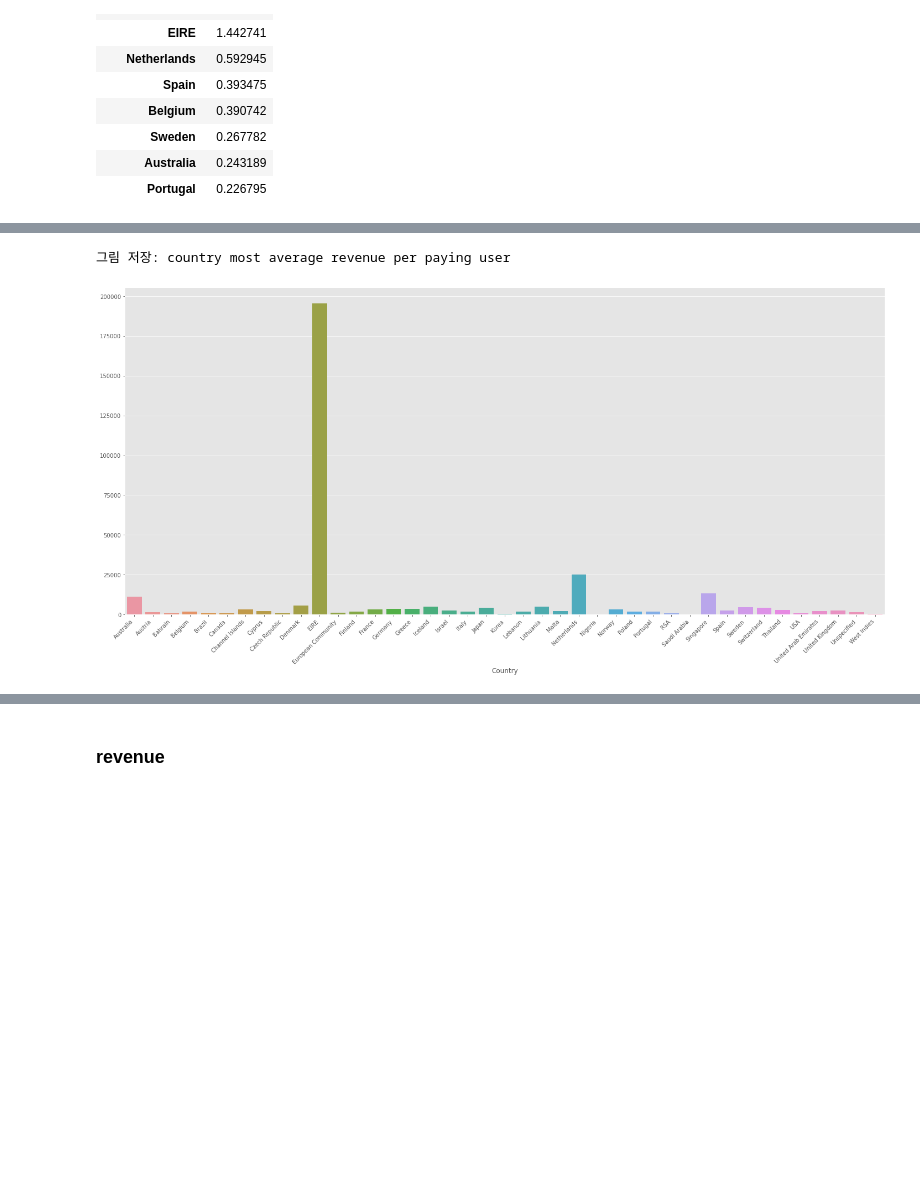
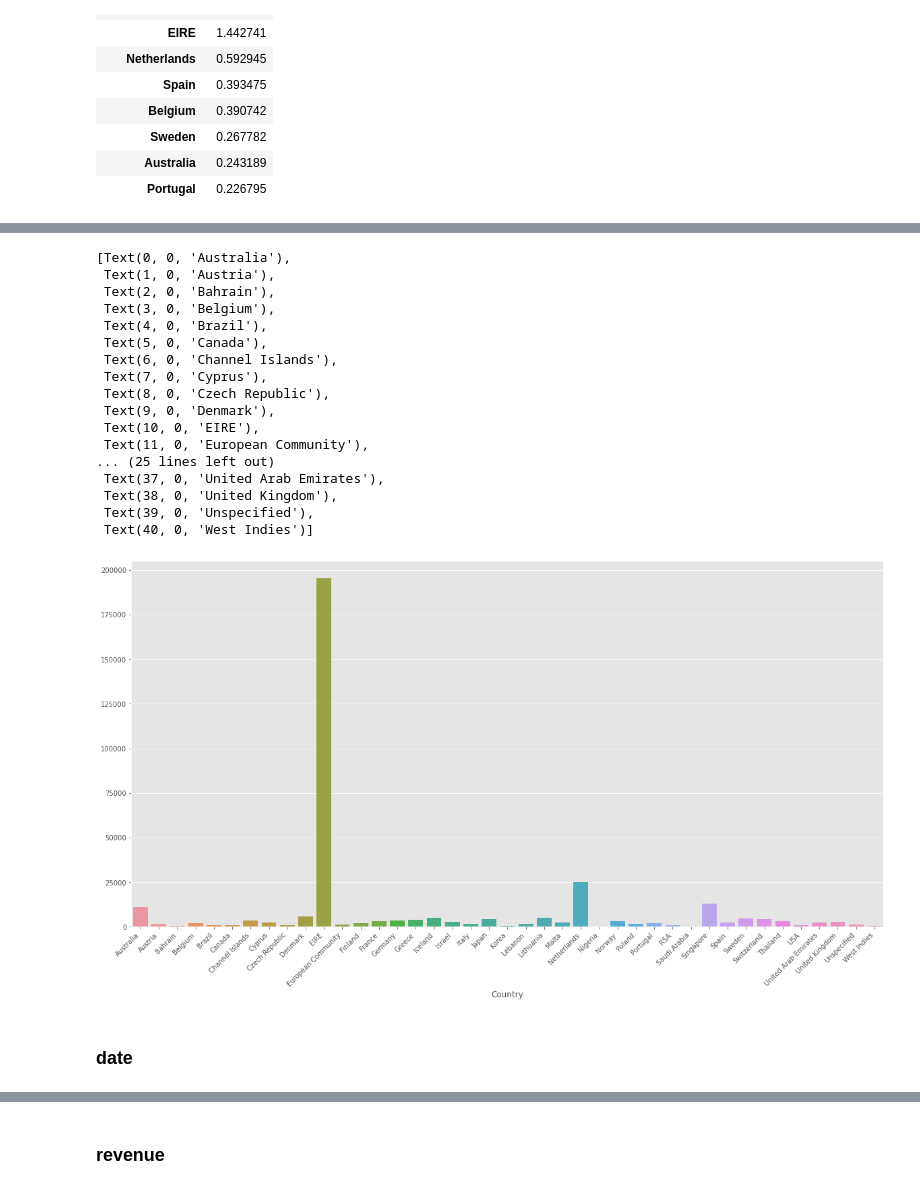
Before and after one commit to solyourock/growth, a Jupyter notebook: revise.ipynb, the cells around one changed output, grey strips where cells are left out. Cells and saved outputs as stored; diff of their text form; code cells hidden in the pictures; blank space fills up the shorter version.

```diff
--- a/revise.ipynb
+++ b/revise.ipynb
@@ -236,10 +252,28 @@ plt.show();
 # %%
 country_average = data.groupby(['Country']).sum()['total_price'] / data.groupby(['Country']).nunique()['Customer ID']
 plt.figure(figsize=(20,10))
 plot = sns.barplot(x=country_average.index, y=country_average)
 plot.set_xticklabels(plot.get_xticklabels(), rotation=45, horizontalalignment='right')
-save_fig("country most average revenue per paying user")
-plt.show();
+# save_fig("country most average revenue per paying user")
+# plt.show();
 # %% [output]
-그림 저장: country most average revenue per paying user
+[Text(0, 0, 'Australia'),
+ Text(1, 0, 'Austria'),
+ Text(2, 0, 'Bahrain'),
+ Text(3, 0, 'Belgium'),
+ Text(4, 0, 'Brazil'),
+ Text(5, 0, 'Canada'),
+ Text(6, 0, 'Channel Islands'),
+ Text(7, 0, 'Cyprus'),
+ Text(8, 0, 'Czech Republic'),
+ Text(9, 0, 'Denmark'),
+ Text(10, 0, 'EIRE'),
+ Text(11, 0, 'European Community'),
+... (25 lines left out)
+ Text(37, 0, 'United Arab Emirates'),
+ Text(38, 0, 'United Kingdom'),
+ Text(39, 0, 'Unspecified'),
+ Text(40, 0, 'West Indies')]
-[figure, old version]
+[figure, new version]
+# %% [markdown]
+### date
```
Also changed, not shown: parts of 14 cells of this notebook.
